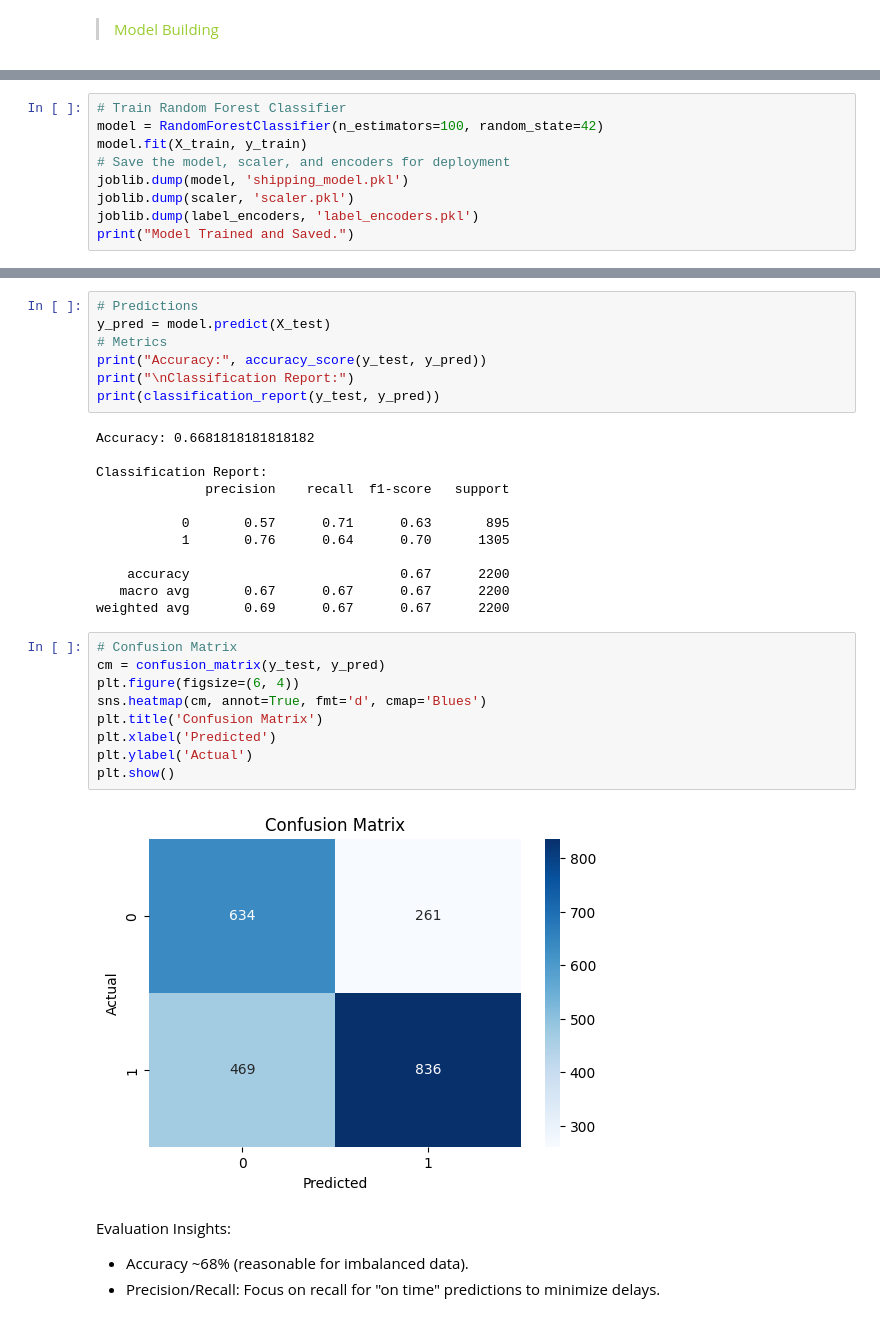
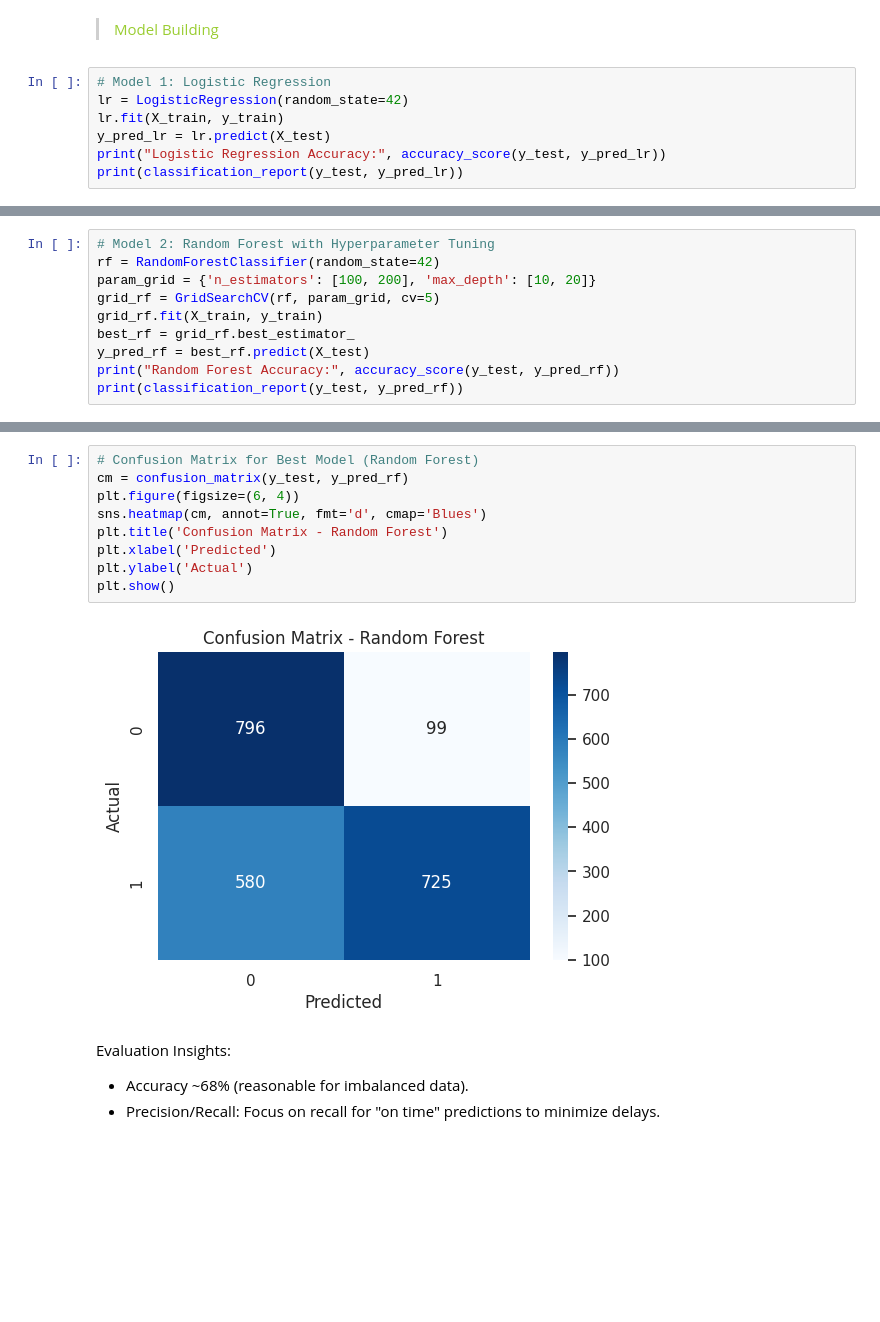
Before and after one commit to Kanakbaghel/Data_Science_Project, a Jupyter notebook: jupyter_notebook.ipynb, the cells around one changed output, grey strips where cells are left out. Saved outputs shown, nothing was run; the diff lists cells and outputs as text; blank space fills up the shorter version.

```diff
--- a/jupyter_notebook.ipynb
+++ b/jupyter_notebook.ipynb
@@ -238,3 +236,10 @@ print("Preprocessing Complete. Training set shape:", X_train.shape)
 Preprocessing Complete. Training set shape: (8799, 10)
 # %% [markdown]
 > <font color=yellowgreen> Model Building
+# %%
+# Model 1: Logistic Regression
+lr = LogisticRegression(random_state=42)
+lr.fit(X_train, y_train)
+y_pred_lr = lr.predict(X_test)
+print("Logistic Regression Accuracy:", accuracy_score(y_test, y_pred_lr))
+print(classification_report(y_test, y_pred_lr))
@@ -241,10 +256,11 @@ Preprocessing Complete. Training set shape: (8799, 10)
 # %%
-# Train Random Forest Classifier
-model = RandomForestClassifier(n_estimators=100, random_state=42)
-model.fit(X_train, y_train)
-# Save the model, scaler, and encoders for deployment
-joblib.dump(model, 'shipping_model.pkl')
-joblib.dump(scaler, 'scaler.pkl')
-joblib.dump(label_encoders, 'label_encoders.pkl')
-print("Model Trained and Saved.")
+# Model 2: Random Forest with Hyperparameter Tuning
+rf = RandomForestClassifier(random_state=42)
+param_grid = {'n_estimators': [100, 200], 'max_depth': [10, 20]}
+grid_rf = GridSearchCV(rf, param_grid, cv=5)
+grid_rf.fit(X_train, y_train)
+best_rf = grid_rf.best_estimator_
+y_pred_rf = best_rf.predict(X_test)
+print("Random Forest Accuracy:", accuracy_score(y_test, y_pred_rf))
+print(classification_report(y_test, y_pred_rf))
 # %% [output]
@@ -252,33 +276,14 @@ Model Trained and Saved.
 # %%
-# Predictions
-y_pred = model.predict(X_test)
-# Metrics
-print("Accuracy:", accuracy_score(y_test, y_pred))
-print("\nClassification Report:")
-print(classification_report(y_test, y_pred))
+# Confusion Matrix for Best Model (Random Forest)
+cm = confusion_matrix(y_test, y_pred_rf)
+plt.figure(figsize=(6, 4))
+sns.heatmap(cm, annot=True, fmt='d', cmap='Blues')
+plt.title('Confusion Matrix - Random Forest')
+plt.xlabel('Predicted')
+plt.ylabel('Actual')
+plt.show()
 # %% [output]
-Accuracy: 0.6681818181818182
-
-Classification Report:
-              precision    recall  f1-score   support
-
-           0       0.57      0.71      0.63       895
-           1       0.76      0.64      0.70      1305
-
-    accuracy                           0.67      2200
-   macro avg       0.67      0.67      0.67      2200
-weighted avg       0.69      0.67      0.67      2200
+[figure, added]
-# %%
-# Confusion Matrix
-cm = confusion_matrix(y_test, y_pred)
-plt.figure(figsize=(6, 4))
-sns.heatmap(cm, annot=True, fmt='d', cmap='Blues')
-plt.title('Confusion Matrix')
-plt.xlabel('Predicted')
-plt.ylabel('Actual')
-plt.show()
-# %% [output]
-[figure, removed]
 # %% [markdown]
 Evaluation Insights:
 
```
Also changed, not shown: parts of 8 cells of this notebook.
